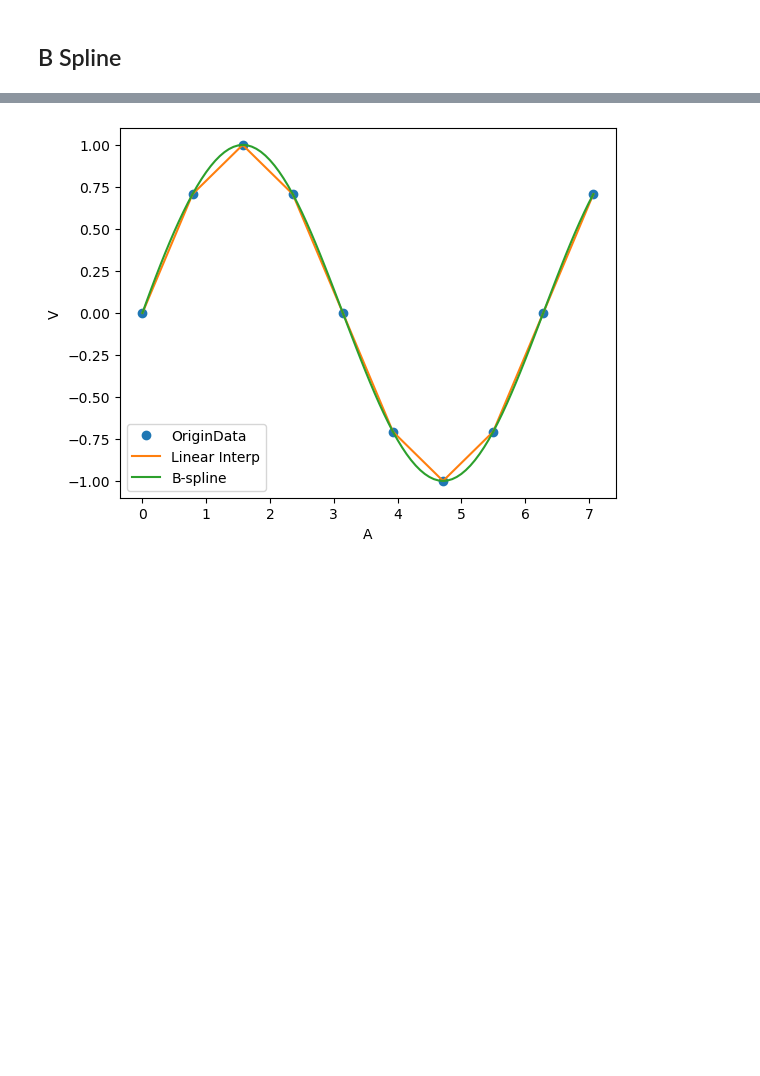
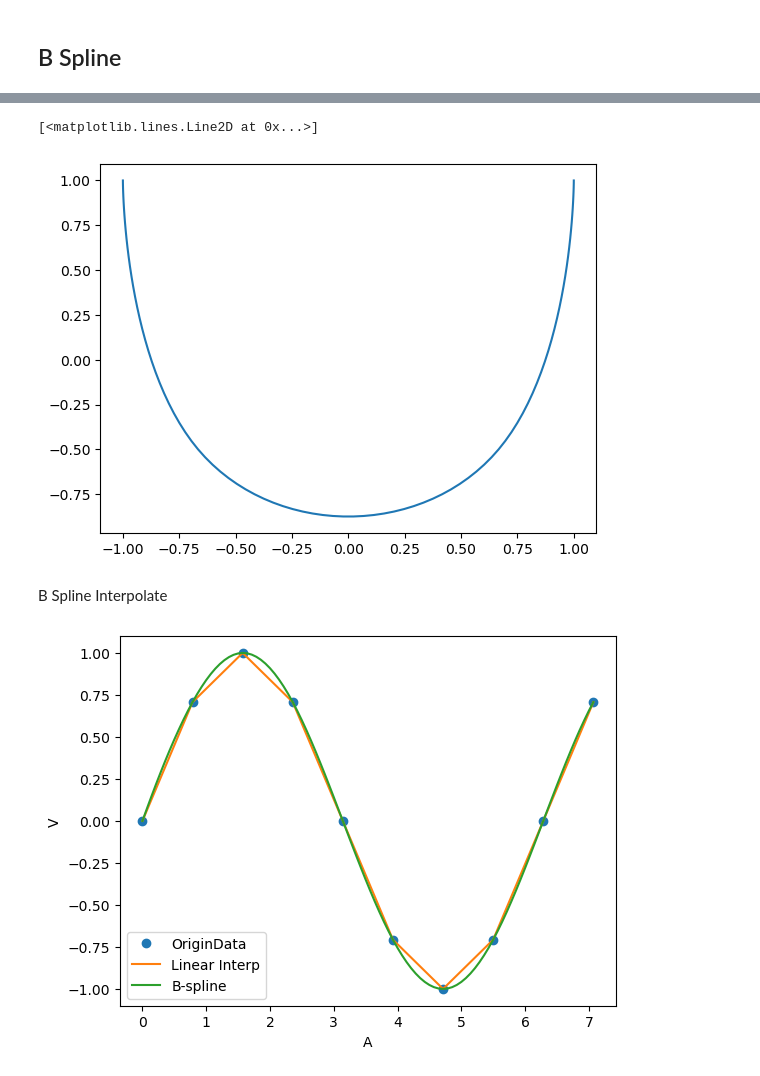
Before and after one commit to MasterYip/FLTPlanner, a Jupyter notebook: fast_legged_planner_py/swing_leg_planner/traj_gen/curve_gen.ipynb, the cells around one changed output, grey strips where cells are left out. Saved outputs shown, nothing was run; the diff lists cells and outputs as text; code cells hidden in the pictures; blank space fills up the shorter version.

```diff
--- a/fast_legged_planner_py/swing_leg_planner/traj_gen/curve_gen.ipynb
+++ b/fast_legged_planner_py/swing_leg_planner/traj_gen/curve_gen.ipynb
@@ -59,3 +76,15 @@ print(chs)
+# %%
+from traj_gen import UniBSpline
+knots = np.array([[1,1], [1,-1], [-1,-1], [-1,1]])
+xs = np.linspace(0, 3, 100)
+spline = UniBSpline(knots)
+ax = plt.gca()
+ax.plot(spline.evaluate(xs)[:,0], spline.evaluate(xs)[:,1])
+# %% [output]
+[<matplotlib.lines.Line2D at 0x...>]
+[figure, added]
+# %% [markdown]
+B Spline Interpolate
 # %%
 import numpy as np
 import pylab as pl
```
Also changed, not shown: parts of 4 cells of this notebook, 1 other file.
